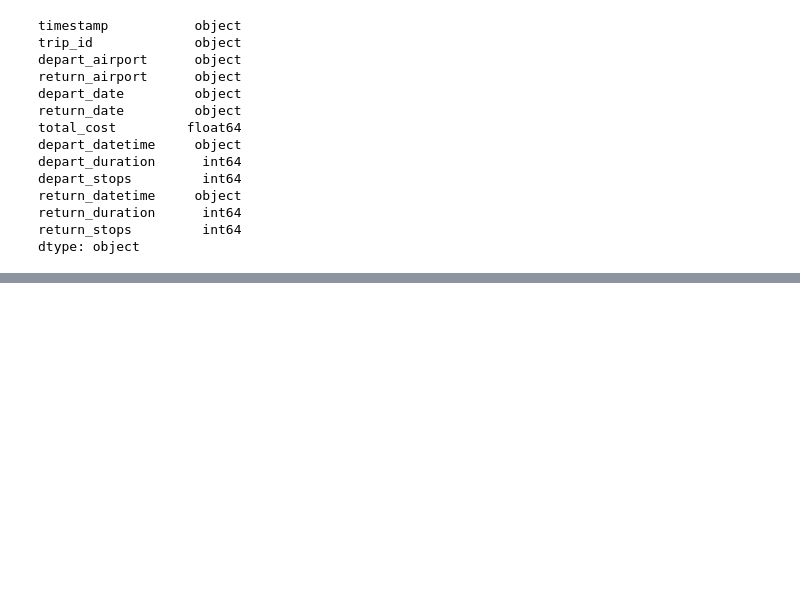
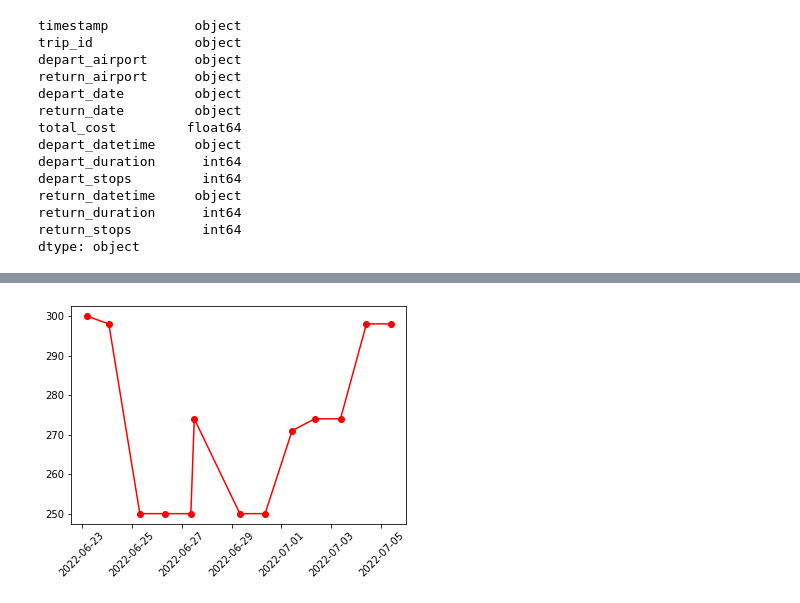
Before and after one commit to ecmorrow1/SWeetDeals, a Jupyter notebook: Merge CSV Attempt.ipynb, the cells around one changed output, grey strips where cells are left out. Saved outputs shown, nothing was run; the diff lists cells and outputs as text; code cells hidden in the pictures; blank space fills up the shorter version.

Commit message:
New data, added config file to manage server info

```diff
--- a/Merge CSV Attempt.ipynb
+++ b/Merge CSV Attempt.ipynb
@@ -70,7 +95,7 @@ path2 = "DATA/mergedtest.csv"
 # %%
 out.to_csv(path2,index=False)
 # %%
-#     #create the connection to the PostgreSQL database, then add the movies_df DataFrame to a SQL database.
-#     db_string = f"postgresql://postgres:{db_password}@127.0.0.1:5432/SWeetDeals"
-#     engine = create_engine(db_string)
-#     out.to_sql(name='FlightInfo', con=engine, if_exists='replace')
+#create the connection to the PostgreSQL database, then add the movies_df DataFrame to a SQL database.
+db_string = f"postgresql://{db_username}:{db_password}@{db_url}:{db_port}/{db_name}"
+engine = create_engine(db_string)
+out.to_sql(name='test', con=engine, if_exists='append',index=False)
@@ -76,0 +139,2 @@ out.to_csv(path2,index=False)
+# %%
+new_df = pd.read_sql(f"SELECT * FROM test WHERE trip_id='SNA-PHX-07/14/2022-07/18/2022'", con=engine)
@@ -76,0 +164,10 @@ out.to_csv(path2,index=False)
+# %%
+
+
+plt.plot(new_df['time_stamp'],new_df['total_cost'],"-or")
+
+
+plt.xticks(rotation = 45)
+plt.show()
+# %% [output]
+[figure, added]
```
Also changed, not shown: parts of 17 cells of this notebook, 7 other files.
